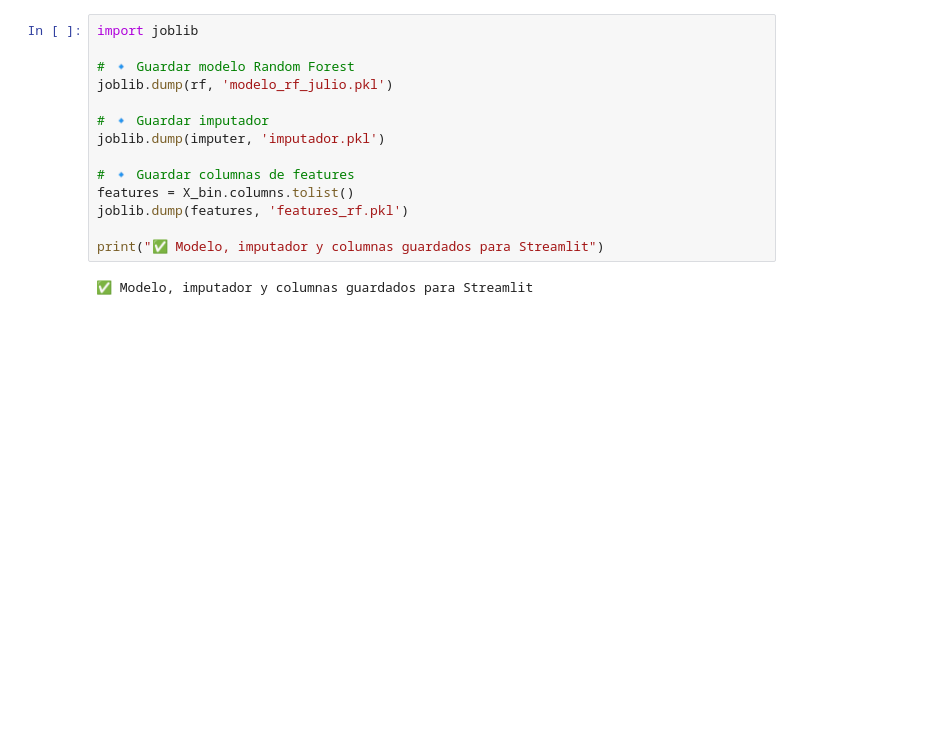
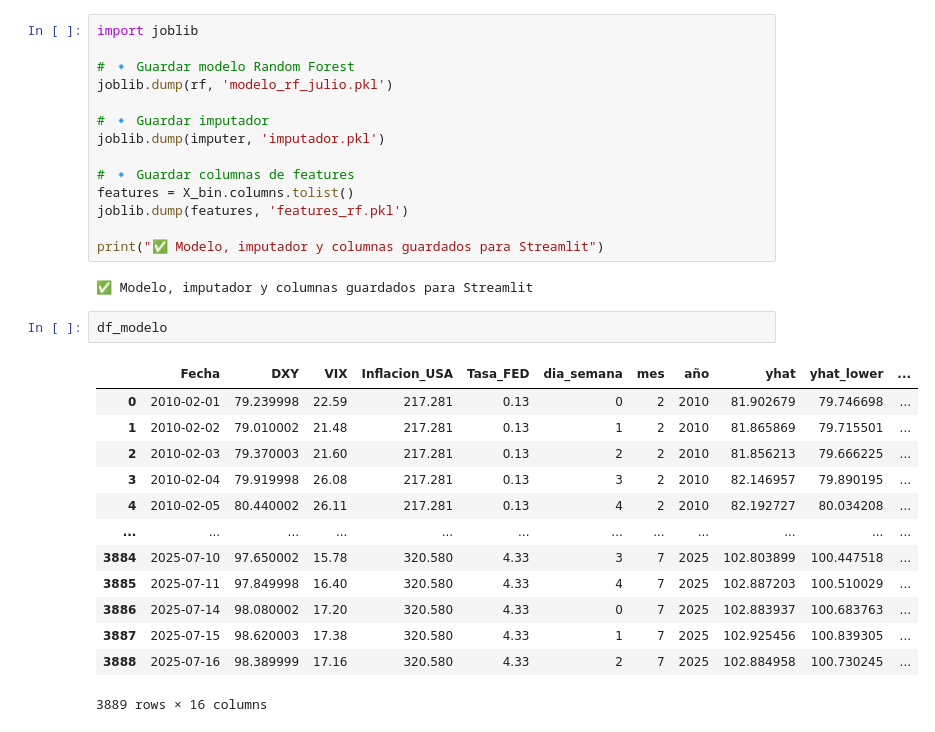
Before and after one commit to cpuertas-gpsc/Cambio-divisas, a Jupyter notebook: Código.ipynb, the cells around one changed output. Saved outputs shown, nothing was run; the diff lists cells and outputs as text; blank space fills up the shorter version.

```diff
--- a/Código.ipynb
+++ b/Código.ipynb
@@ -780,3 +774,19 @@ joblib.dump(features, 'features_rf.pkl')
 print("✅ Modelo, imputador y columnas guardados para Streamlit")
 # %% [output]
 ✅ Modelo, imputador y columnas guardados para Streamlit
+# %%
+df_modelo
+# %% [output]
+|  | Fecha | DXY | VIX | Inflacion_USA | Tasa_FED | dia_semana | mes | año | yhat | yhat_lower | ... |
+| 0 | 2010-02-01 | 79.239998 | 22.59 | 217.281 | 0.13 | 0 | 2 | 2010 | 81.902679 | 79.746698 | ... |
+| 1 | 2010-02-02 | 79.010002 | 21.48 | 217.281 | 0.13 | 1 | 2 | 2010 | 81.865869 | 79.715501 | ... |
+| 2 | 2010-02-03 | 79.370003 | 21.60 | 217.281 | 0.13 | 2 | 2 | 2010 | 81.856213 | 79.666225 | ... |
+| 3 | 2010-02-04 | 79.919998 | 26.08 | 217.281 | 0.13 | 3 | 2 | 2010 | 82.146957 | 79.890195 | ... |
+| 4 | 2010-02-05 | 80.440002 | 26.11 | 217.281 | 0.13 | 4 | 2 | 2010 | 82.192727 | 80.034208 | ... |
+| ... | ... | ... | ... | ... | ... | ... | ... | ... | ... | ... | ... |
+| 3884 | 2025-07-10 | 97.650002 | 15.78 | 320.580 | 4.33 | 3 | 7 | 2025 | 102.803899 | 100.447518 | ... |
+| 3885 | 2025-07-11 | 97.849998 | 16.40 | 320.580 | 4.33 | 4 | 7 | 2025 | 102.887203 | 100.510029 | ... |
+| 3886 | 2025-07-14 | 98.080002 | 17.20 | 320.580 | 4.33 | 0 | 7 | 2025 | 102.883937 | 100.683763 | ... |
+| 3887 | 2025-07-15 | 98.620003 | 17.38 | 320.580 | 4.33 | 1 | 7 | 2025 | 102.925456 | 100.839305 | ... |
+| 3888 | 2025-07-16 | 98.389999 | 17.16 | 320.580 | 4.33 | 2 | 7 | 2025 | 102.884958 | 100.730245 | ... |
+3889 rows × 16 columns
```
Also changed, not shown: parts of 14 cells of this notebook, 1 other file.
